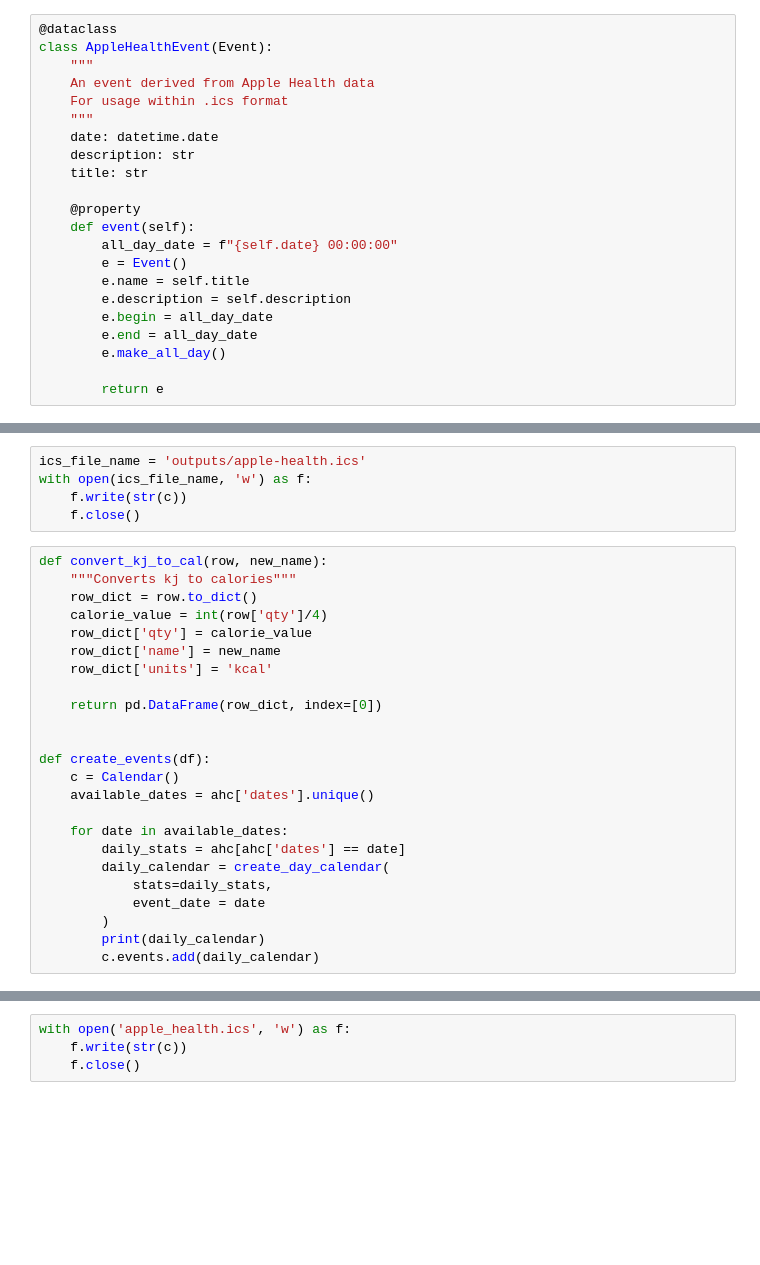
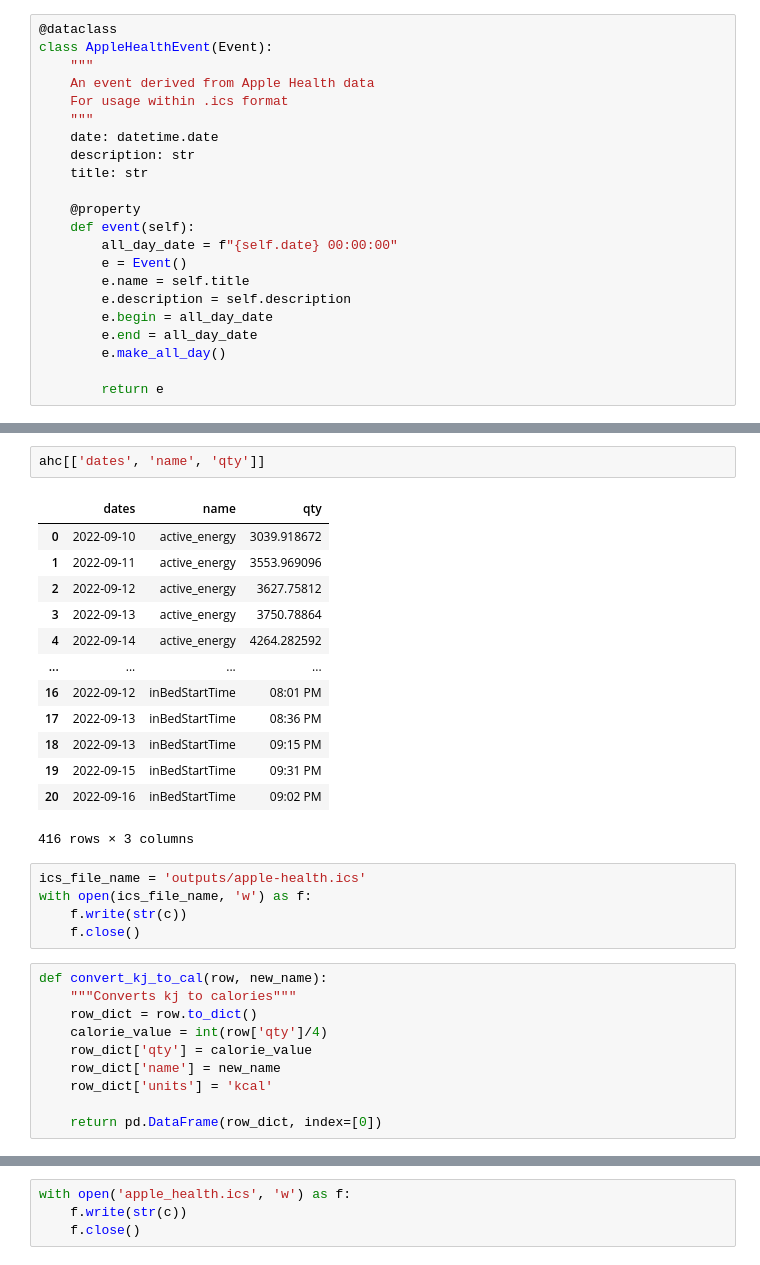
Before and after one commit to namtonthat/apple-health-data, a Jupyter notebook: healthlake.ipynb, the cells around one changed output, grey strips where cells are left out. Drawn from its saved outputs; the diff is of its cells as text; blank space fills up the shorter version.

```diff
--- a/healthlake.ipynb
+++ b/healthlake.ipynb
@@ -282,3 +395,19 @@ sleep ['asleep', 'inBed', 'inBedStart']
+# %%
+ahc[['dates', 'name', 'qty']]
+# %% [output]
+|  | dates | name | qty |
+| 0 | 2022-09-10 | active_energy | 3039.918672 |
+| 1 | 2022-09-11 | active_energy | 3553.969096 |
+| 2 | 2022-09-12 | active_energy | 3627.75812 |
+| 3 | 2022-09-13 | active_energy | 3750.78864 |
+| 4 | 2022-09-14 | active_energy | 4264.282592 |
+| ... | ... | ... | ... |
+| 16 | 2022-09-12 | inBedStartTime | 08:01 PM |
+| 17 | 2022-09-13 | inBedStartTime | 08:36 PM |
+| 18 | 2022-09-13 | inBedStartTime | 09:15 PM |
+| 19 | 2022-09-15 | inBedStartTime | 09:31 PM |
+| 20 | 2022-09-16 | inBedStartTime | 09:02 PM |
+416 rows × 3 columns
 # %%
 ics_file_name = 'outputs/apple-health.ics'
 with open(ics_file_name, 'w') as f:
@@ -294,17 +423,3 @@ def convert_kj_to_cal(row, new_name):
     row_dict['units'] = 'kcal'
 
     return pd.DataFrame(row_dict, index=[0])
-
-
-def create_events(df):
-    c = Calendar()
-    available_dates = ahc['dates'].unique()
-
-    for date in available_dates:
-        daily_stats = ahc[ahc['dates'] == date]
-        daily_calendar = create_day_calendar(
-            stats=daily_stats,
-            event_date = date
-        )
-        print(daily_calendar)
-        c.events.add(daily_calendar)
```
Also changed, not shown: parts of 24 cells of this notebook, 3 other files.
